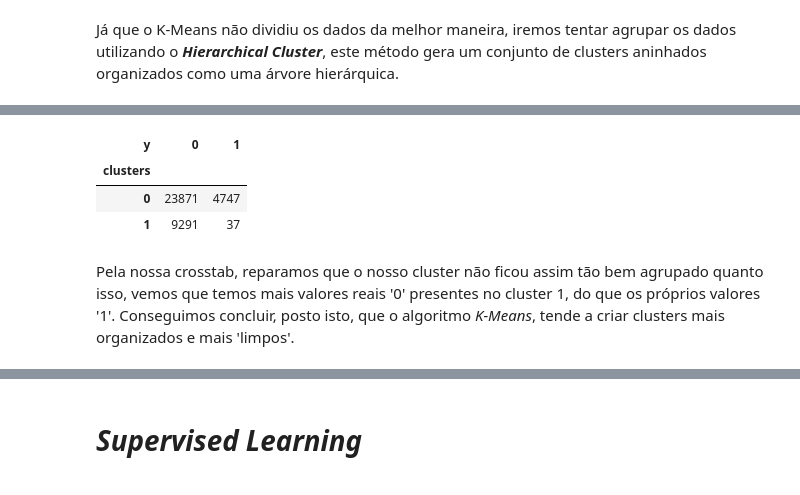
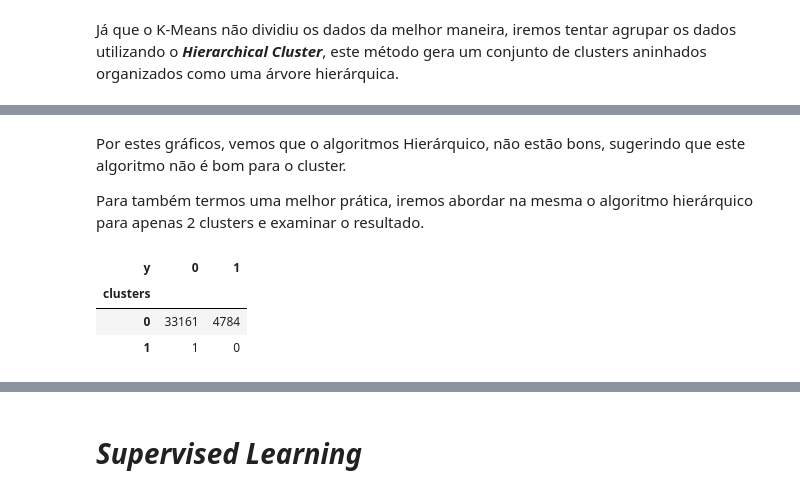
Before and after one commit to DiogoR23/ML_ADS, a Jupyter notebook: ML Project/ML_Analysis.ipynb, the cells around one changed output, grey strips where cells are left out. Saved outputs shown, nothing was run; the diff lists cells and outputs as text; code cells hidden in the pictures.

```diff
--- a/ML Project/ML_Analysis.ipynb
+++ b/ML Project/ML_Analysis.ipynb
@@ -1485,18 +1450,20 @@ Podemos fazer o corte, por volta dos 1.70, sendo que é o sítio onde minimiza o
+# %% [markdown]
+Por estes gráficos, vemos que o algoritmos Hierárquico, não estão bons, sugerindo que este algoritmo não é bom para o cluster.
+
+Para também termos uma melhor prática, iremos abordar na mesma o algoritmo hierárquico para apenas 2 clusters e examinar o resultado.
 # %%
 from sklearn.cluster import AgglomerativeClustering
 
 model = AgglomerativeClustering(n_clusters=2,
-                                linkage='complete',
+                                linkage='single',
                                 metric='correlation')
 model.fit(bank_scaled)
 
 labels = model.labels_
 
-pd.crosstab(labels, bank['y'], rownames=['clusters'])
+pd.crosstab(labels, target, rownames=['clusters'])
 # %% [output]
 | y | 0 | 1 |
 | clusters |  |  |
-| 0 | 23871 | 4747 |
-| 1 | 9291 | 37 |
+| 0 | 33161 | 4784 |
+| 1 | 1 | 0 |
-# %% [markdown]
-Pela nossa crosstab, reparamos que o nosso cluster não ficou assim tão bem agrupado quanto isso, vemos que temos mais valores reais '0' presentes no cluster 1, do que os próprios valores '1'. Conseguimos concluir, posto isto, que o algoritmo *K-Means*, tende a criar clusters mais organizados e mais 'limpos'.
```
Also changed, not shown: parts of 39 cells of this notebook, 1 other file.
